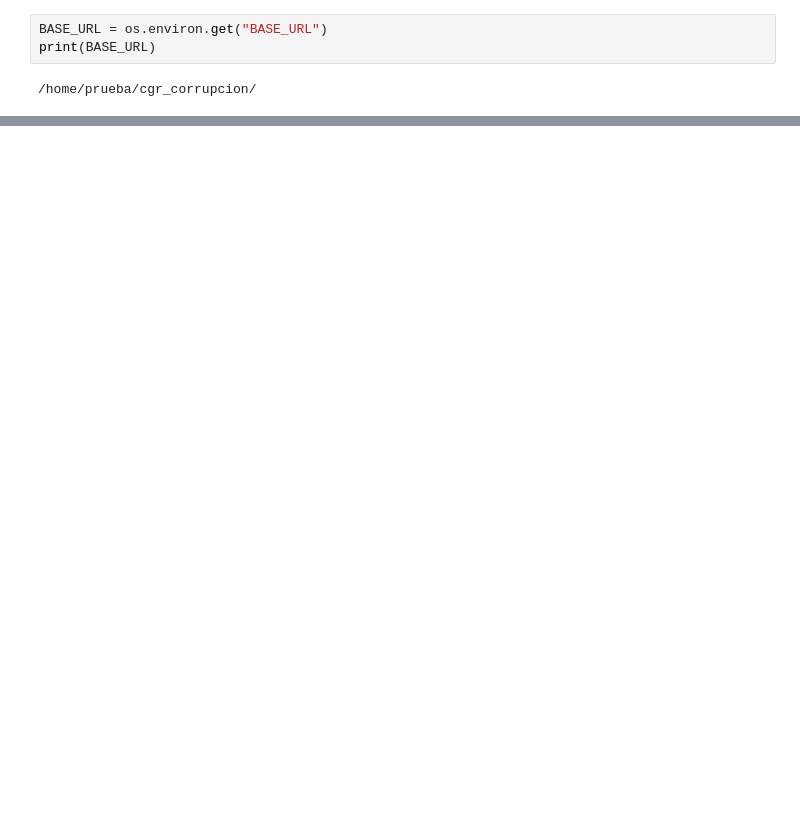
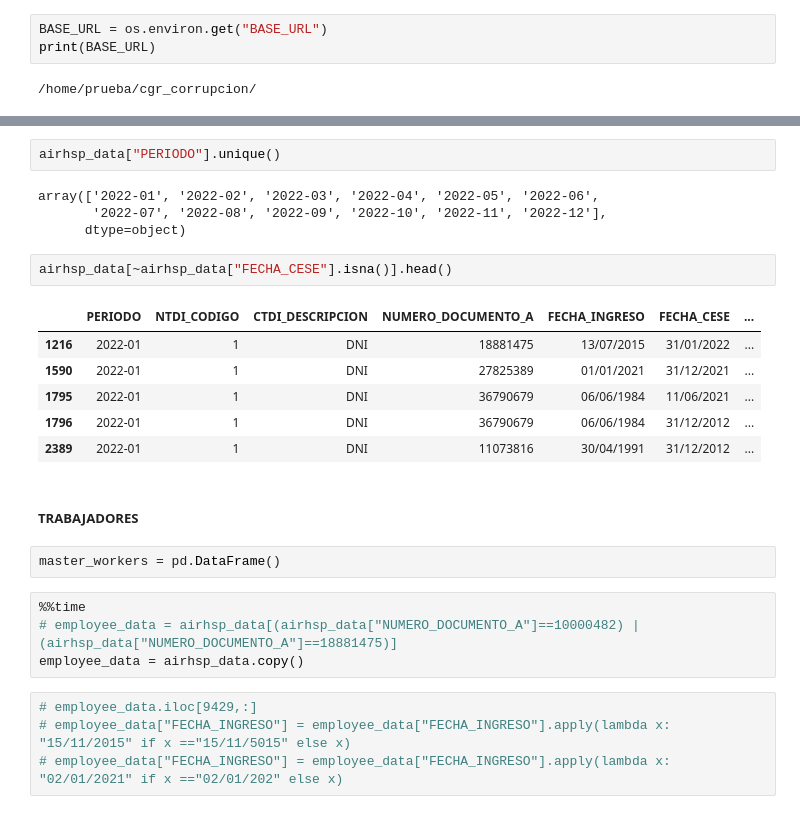
Before and after one commit to HaroldEnrique/Hackaton-CGR, a Jupyter notebook: notebooks/loading.ipynb, the cells around one changed output, grey strips where cells are left out. Drawn from its saved outputs; the diff is of its cells as text; blank space fills up the shorter version.

```diff
--- a/notebooks/loading.ipynb
+++ b/notebooks/loading.ipynb
@@ -166,0 +166,27 @@ websocket-client==1.6.4
+# %%
+airhsp_data["PERIODO"].unique()
+# %% [output]
+array(['2022-01', '2022-02', '2022-03', '2022-04', '2022-05', '2022-06',
+       '2022-07', '2022-08', '2022-09', '2022-10', '2022-11', '2022-12'],
+      dtype=object)
+# %%
+airhsp_data[~airhsp_data["FECHA_CESE"].isna()].head()
+# %% [output]
+|  | PERIODO | NTDI_CODIGO | CTDI_DESCRIPCION | NUMERO_DOCUMENTO_A | FECHA_INGRESO | FECHA_CESE | ... |
+| 1216 | 2022-01 | 1 | DNI | 18881475 | 13/07/2015 | 31/01/2022 | ... |
+| 1590 | 2022-01 | 1 | DNI | 27825389 | 01/01/2021 | 31/12/2021 | ... |
+| 1795 | 2022-01 | 1 | DNI | 36790679 | 06/06/1984 | 11/06/2021 | ... |
+| 1796 | 2022-01 | 1 | DNI | 36790679 | 06/06/1984 | 31/12/2012 | ... |
+| 2389 | 2022-01 | 1 | DNI | 11073816 | 30/04/1991 | 31/12/2012 | ... |
+# %% [markdown]
+##### TRABAJADORES
+# %%
+master_workers = pd.DataFrame()
+# %%
+%%time
+# employee_data = airhsp_data[(airhsp_data["NUMERO_DOCUMENTO_A"]==10000482) | (airhsp_data["NUMERO_DOCUMENTO_A"]==18881475)]
+employee_data = airhsp_data.copy()
+# %%
+# employee_data.iloc[9429,:]
+# employee_data["FECHA_INGRESO"] = employee_data["FECHA_INGRESO"].apply(lambda x: "15/11/2015" if x =="15/11/5015" else x)
+# employee_data["FECHA_INGRESO"] = employee_data["FECHA_INGRESO"].apply(lambda x: "02/01/2021" if x =="02/01/202" else x)
```
Also changed, not shown: parts of 90 cells of this notebook, 5 other files.
